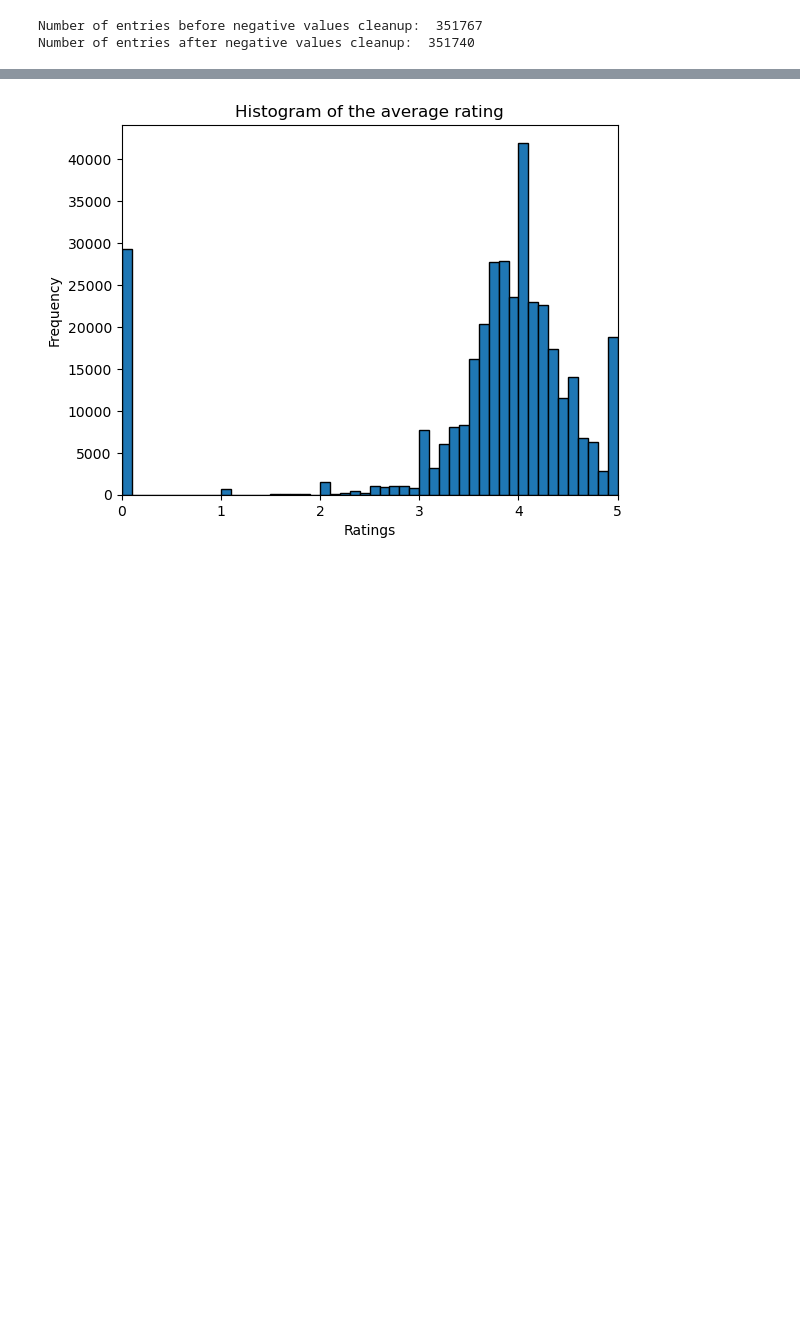
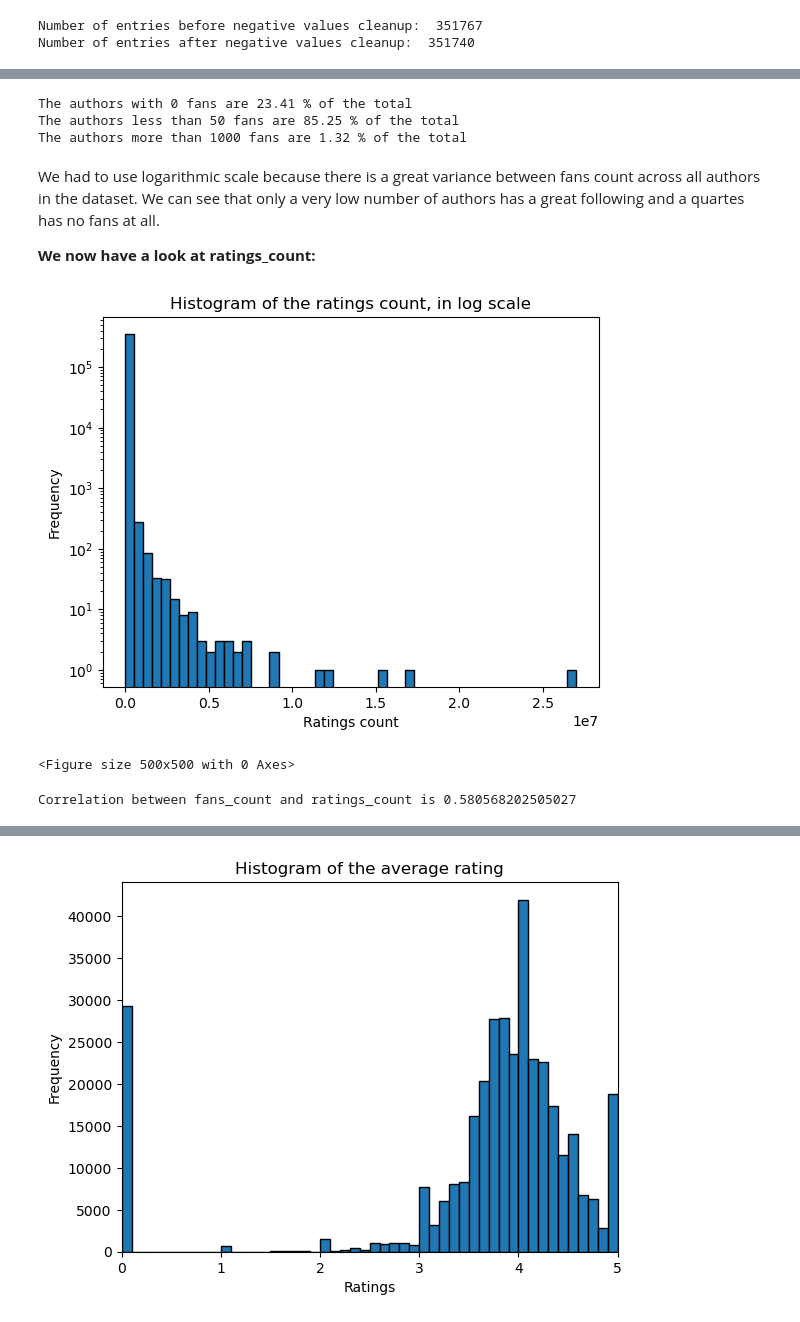
Before and after one commit to LorenzoPannacci/ADM-HW2, a Jupyter notebook: main.ipynb, the cells around one changed output, grey strips where cells are left out. Saved outputs shown, nothing was run; the diff lists cells and outputs as text; code cells hidden in the pictures; blank space fills up the shorter version.

```diff
--- a/main.ipynb
+++ b/main.ipynb
@@ -309,0 +323,28 @@ Now there aren't any strange values so "ratings_count", "average_rating" and "fa
+# %%
+print("The authors with 0 fans are", round(authors[authors["fans_count"] == 0].shape[0] / authors.shape[0], 4) * 100, "% of the total")
+print("The authors less than 50 fans are", round(authors[authors["fans_count"] < 50].shape[0] / authors.shape[0], 4) * 100, "% of the total")
+print("The authors more than 1000 fans are", round(authors[authors["fans_count"] > 1000].shape[0] / authors.shape[0], 4) * 100, "% of the total")
+# %% [output]
+The authors with 0 fans are 23.41 % of the total
+The authors less than 50 fans are 85.25 % of the total
+The authors more than 1000 fans are 1.32 % of the total
+# %% [markdown]
+We had to use logarithmic scale because there is a great variance between fans count across all authors in the dataset. We can see that only a very low number of authors has a great following and a quartes has no fans at all.
+
+**We now have a look at ratings_count:**
+# %%
+# hist of the ratings count of all the authors
+plt.hist(authors.ratings_count, bins=50, edgecolor='black')
+plt.title('Histogram of the ratings count, in log scale')
+plt.xlabel('Ratings count')
+plt.ylabel('Frequency')
+plt.yscale('log')
+plt.figure(figsize=(5, 5))
+plt.show()
+# %% [output]
+[figure, added]
+<Figure size 500x500 with 0 Axes>
+# %%
+print("Correlation between fans_count and ratings_count is", authors["fans_count"].corr(authors["ratings_count"]))
+# %% [output]
+Correlation between fans_count and ratings_count is 0.580568202505027
```
Also changed, not shown: parts of 58 cells of this notebook, 1 other file.
